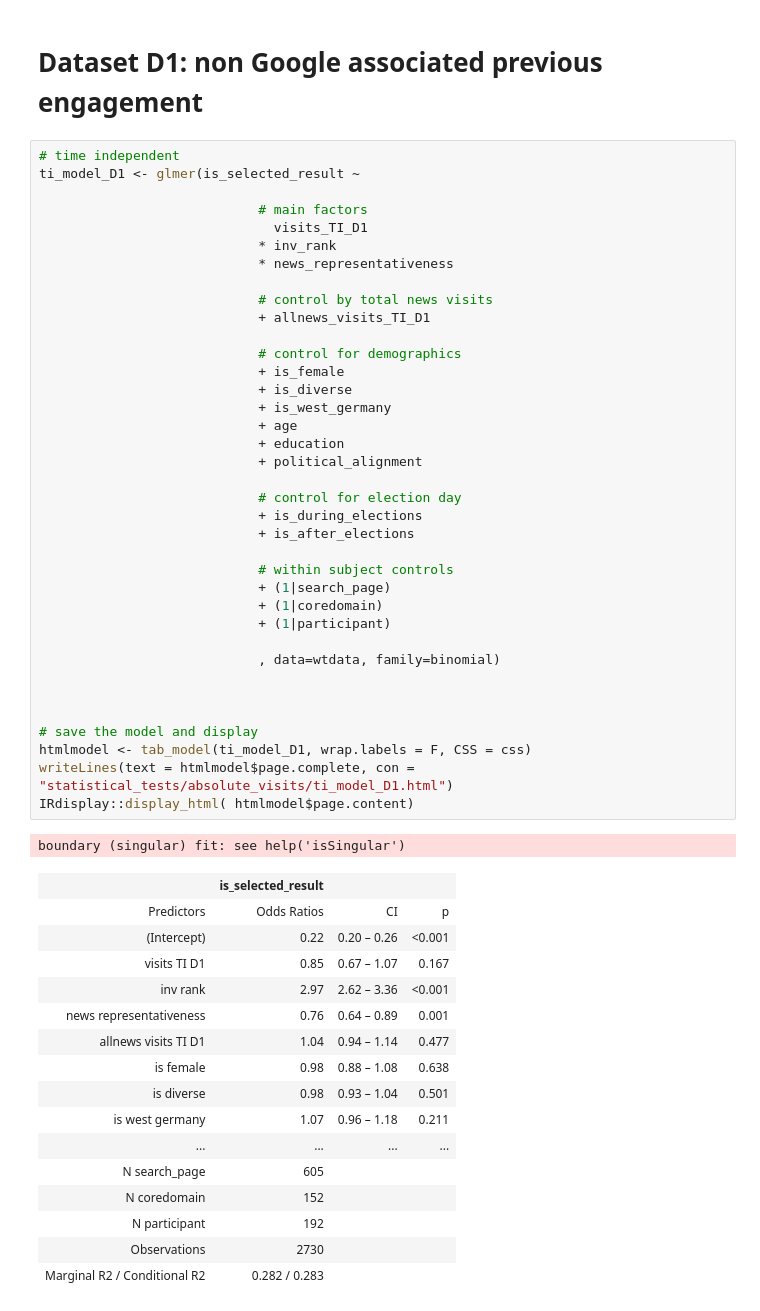
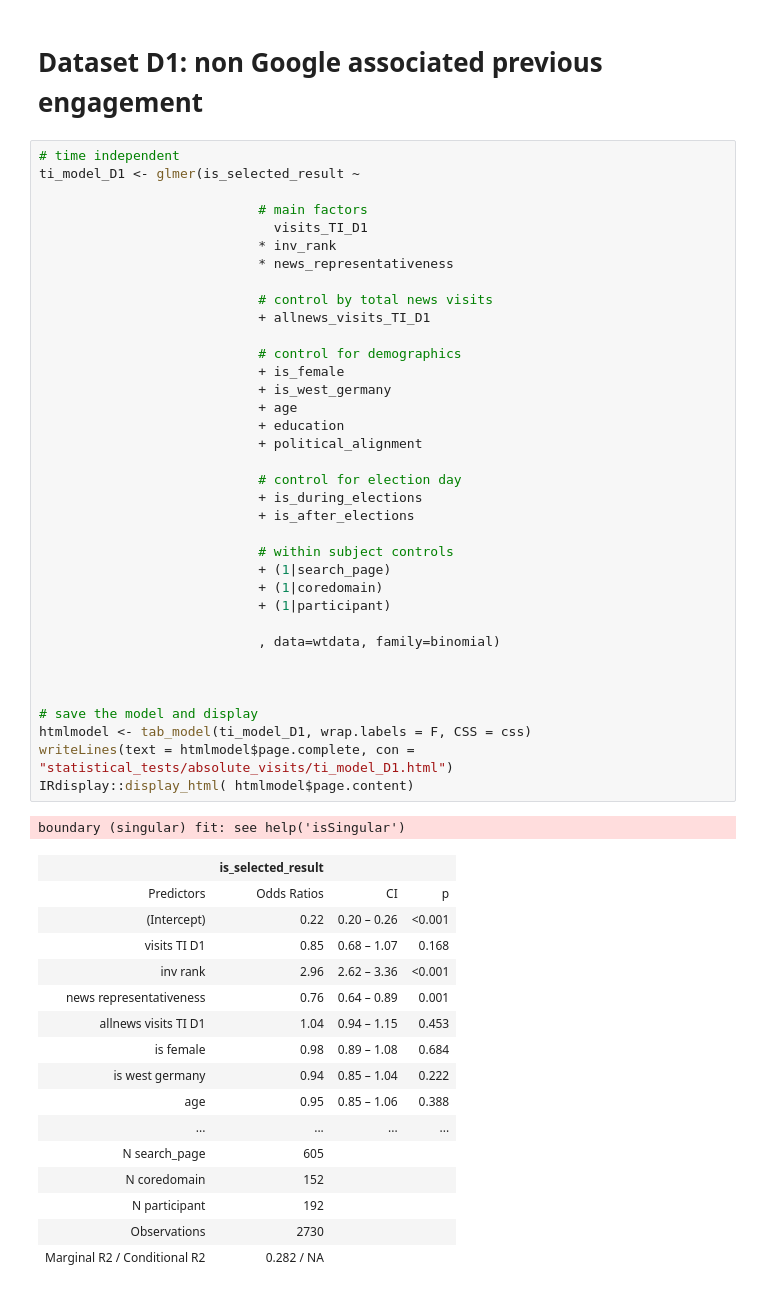
Before and after one commit to gesiscss/news_selection, a Jupyter notebook: 12 - Methods and results section 1 - Time independent models (Absolute visits).ipynb, the cells around one changed output. Cells and saved outputs as stored; diff of their text form.

```diff
--- a/12 - Methods and results section 1 - Time independent models (Absolute visits).ipynb
+++ b/12 - Methods and results section 1 - Time independent models (Absolute visits).ipynb
@@ -226,44 +221,43 @@ ti_model_D1 <- glmer(is_selected_result ~
 
                             # control for demographics
                             + is_female
-                            + is_diverse
                             + is_west_germany
                             + age
                             + education
                             + political_alignment
 
                             # control for election day
                             + is_during_elections
                             + is_after_elections
 
                             # within subject controls
                             + (1|search_page)
                             + (1|coredomain)
                             + (1|participant)
 
                             , data=wtdata, family=binomial)
 
 
 
 # save the model and display
 htmlmodel <- tab_model(ti_model_D1, wrap.labels = F, CSS = css)
 writeLines(text = htmlmodel$page.complete, con = "statistical_tests/absolute_visits/ti_model_D1.html")
 IRdisplay::display_html( htmlmodel$page.content)
 # %% [output]
 boundary (singular) fit: see help('isSingular')
 |  | is_selected_result |  |  |
 | Predictors | Odds Ratios | CI | p |
 | (Intercept) | 0.22 | 0.20 – 0.26 | <0.001 |
-| visits TI D1 | 0.85 | 0.67 – 1.07 | 0.167 |
-| inv rank | 2.97 | 2.62 – 3.36 | <0.001 |
+| visits TI D1 | 0.85 | 0.68 – 1.07 | 0.168 |
+| inv rank | 2.96 | 2.62 – 3.36 | <0.001 |
 | news representativeness | 0.76 | 0.64 – 0.89 | 0.001 |
-| allnews visits TI D1 | 1.04 | 0.94 – 1.14 | 0.477 |
-| is female | 0.98 | 0.88 – 1.08 | 0.638 |
-| is diverse | 0.98 | 0.93 – 1.04 | 0.501 |
-| is west germany | 1.07 | 0.96 – 1.18 | 0.211 |
+| allnews visits TI D1 | 1.04 | 0.94 – 1.15 | 0.453 |
+| is female | 0.98 | 0.89 – 1.08 | 0.684 |
+| is west germany | 0.94 | 0.85 – 1.04 | 0.222 |
+| age | 0.95 | 0.85 – 1.06 | 0.388 |
 | ... | ... | ... | ... |
 | N search_page | 605 |  |  |
 | N coredomain | 152 |  |  |
 | N participant | 192 |  |  |
 | Observations | 2730 |  |  |
-| Marginal R2 / Conditional R2 | 0.282 / 0.283 |  |  |
+| Marginal R2 / Conditional R2 | 0.282 / NA |  |  |
```
Also changed, not shown: parts of 4 cells of this notebook, 20 other files.
